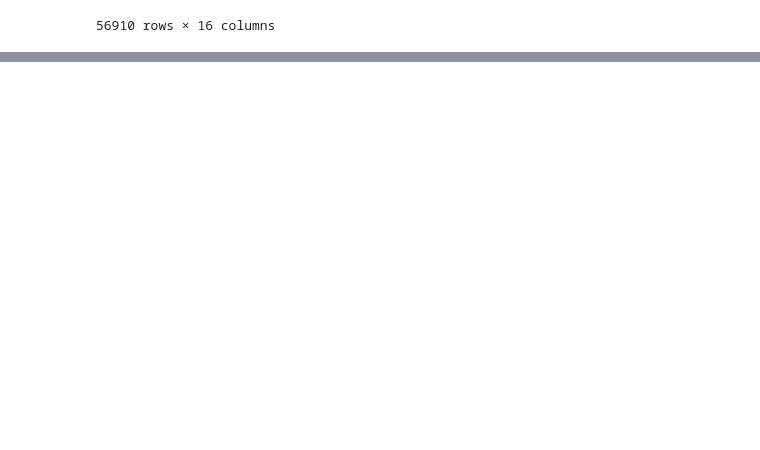
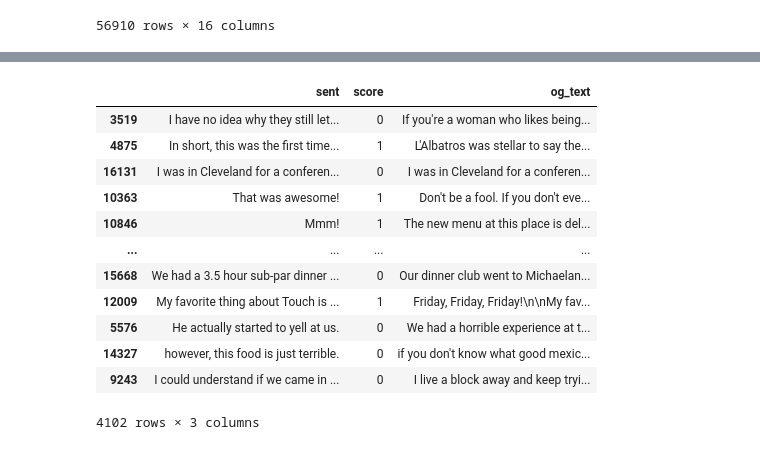
Before and after one commit to kd2718/yelp_getting_started, a Jupyter notebook: torch.ipynb, the cells around one changed output, grey strips where cells are left out. Cells and saved outputs as stored; diff of their text form; code cells hidden in the pictures; blank space fills up the shorter version.

```diff
--- a/torch.ipynb
+++ b/torch.ipynb
@@ -114,3 +119,23 @@ df_polar_sents
+# %%
+from sklearn.model_selection import train_test_split
+
+traindf, testdf = train_test_split(df_polar_sents) #(df_polar_sents)
+# %%
+testdf
+# %% [output]
+|  | sent | score | og_text |
+| 3519 | I have no idea why they still let... | 0 | If you're a woman who likes being... |
+| 4875 | In short, this was the first time... | 1 | L'Albatros was stellar to say the... |
+| 16131 | I was in Cleveland for a conferen... | 0 | I was in Cleveland for a conferen... |
+| 10363 | That was awesome! | 1 | Don't be a fool. If you don't eve... |
+| 10846 | Mmm! | 1 | The new menu at this place is del... |
+| ... | ... | ... | ... |
+| 15668 | We had a 3.5 hour sub-par dinner ... | 0 | Our dinner club went to Michaelan... |
+| 12009 | My favorite thing about Touch is ... | 1 | Friday, Friday, Friday!\n\nMy fav... |
+| 5576 | He actually started to yell at us. | 0 | We had a horrible experience at t... |
+| 14327 | however, this food is just terrible. | 0 | if you don't know what good mexic... |
+| 9243 | I could understand if we came in ... | 0 | I live a block away and keep tryi... |
+4102 rows × 3 columns
 # %%
 model_args = {
     "num_train_epochs": 2,
```
Also changed, not shown: parts of 10 cells of this notebook, 1 other file.
